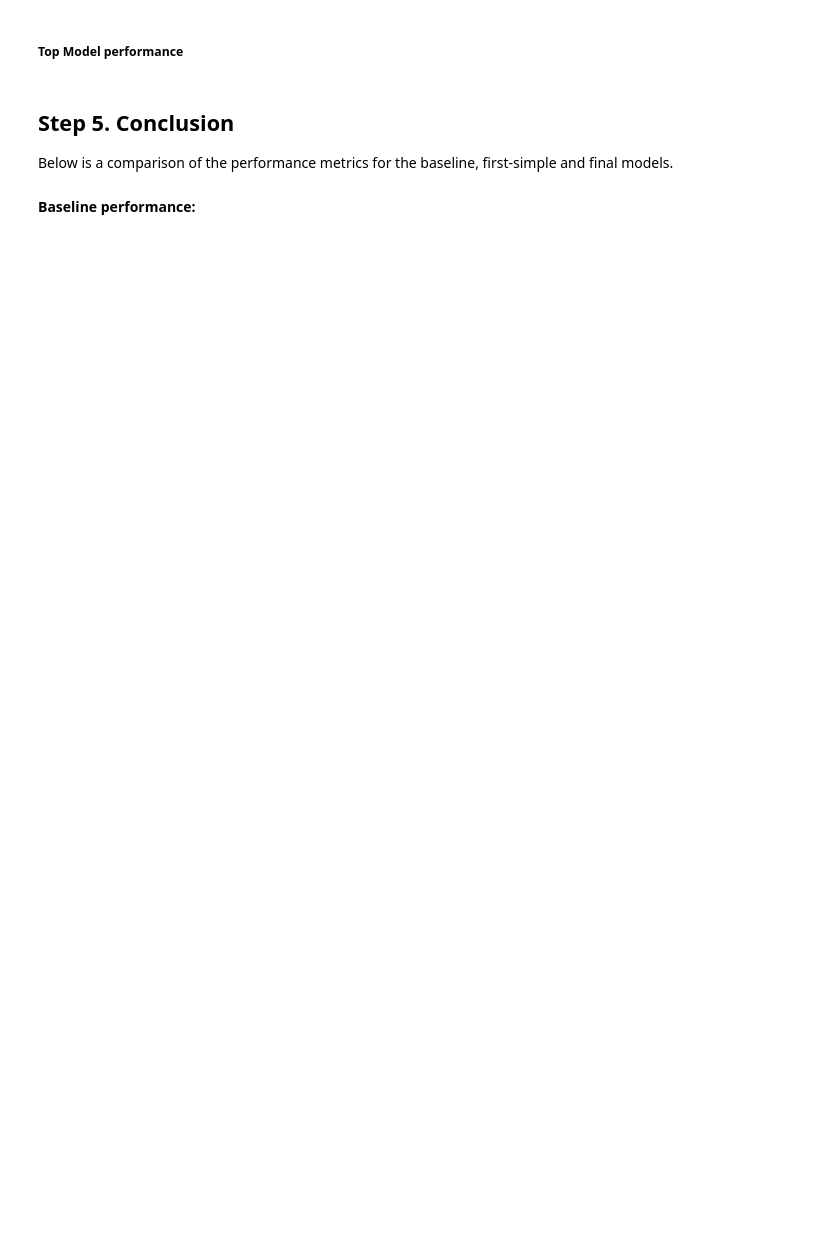
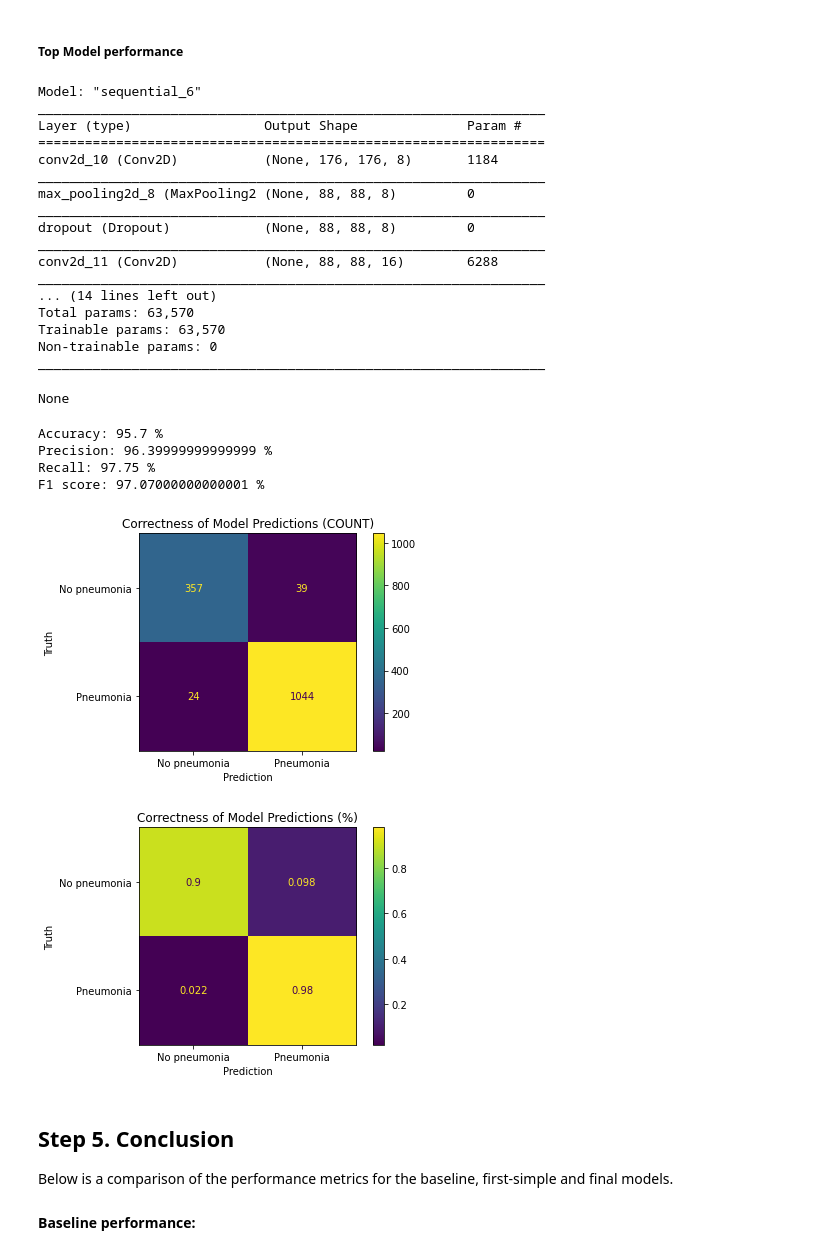
Before and after one commit to sethnlewis/X-Ray-Image-Classification, a Jupyter notebook: notebooks/final-notebook.ipynb, the cells around one changed output. Drawn from its saved outputs; the diff is of its cells as text; code cells hidden in the pictures; blank space fills up the shorter version.

```diff
--- a/notebooks/final-notebook.ipynb
+++ b/notebooks/final-notebook.ipynb
@@ -765,7 +1111,32 @@ show_model_performance(model_fsm, x_test, y_test);
 # %%
 # CONFUSION MATRIX FOR TEST DATA, ***TOP MODEL***
 path = IMG_PATH+'best_model_confusion_matrix'
-show_model_performance(model_top, x_test, y_test, plot_path=path);
+show_model_performance(model_top, x_test, y_test)#, plot_path=path); # UNCOMMENT THIS LINE WHEN RUNNING LOCALLY, plot_path=path);
+# %% [output]
+Model: "sequential_6"
+_________________________________________________________________
+Layer (type)                 Output Shape              Param #
+=================================================================
+conv2d_10 (Conv2D)           (None, 176, 176, 8)       1184
+_________________________________________________________________
+max_pooling2d_8 (MaxPooling2 (None, 88, 88, 8)         0
+_________________________________________________________________
+dropout (Dropout)            (None, 88, 88, 8)         0
+_________________________________________________________________
+conv2d_11 (Conv2D)           (None, 88, 88, 16)        6288
+_________________________________________________________________
+... (14 lines left out)
+Total params: 63,570
+Trainable params: 63,570
+Non-trainable params: 0
+_________________________________________________________________
+None
+Accuracy: 95.7 %
+Precision: 96.39999999999999 %
+Recall: 97.75 %
+F1 score: 97.07000000000001 %
+[figure, added]
+[figure, added]
 # %% [markdown]
 ## Step 5. Conclusion
 Below is a comparison of the performance metrics for the baseline, first-simple and final models.
```
Also changed, not shown: parts of 20 cells of this notebook.
